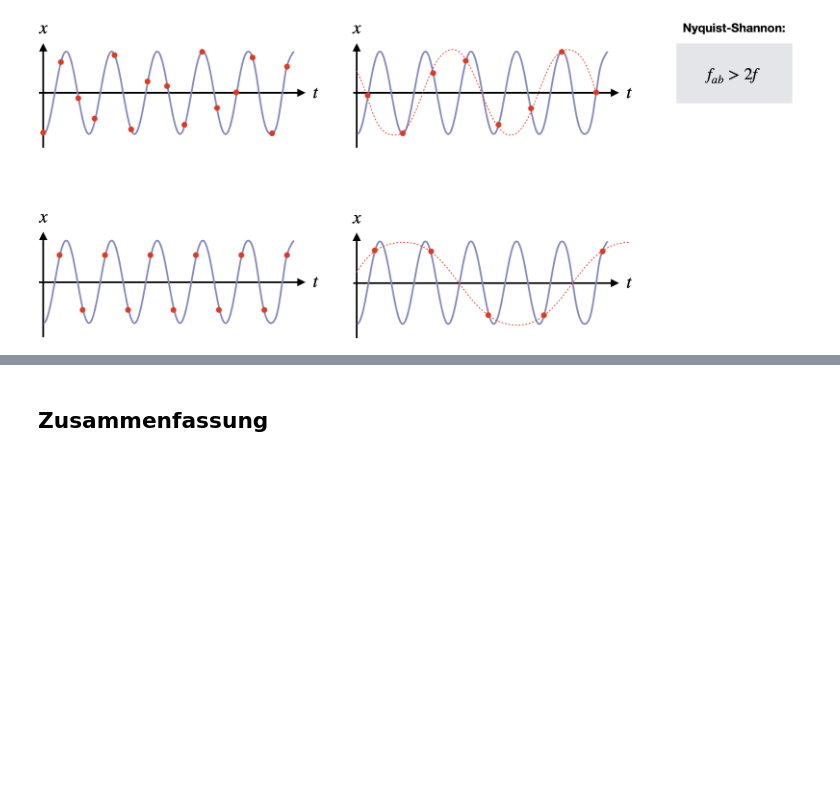
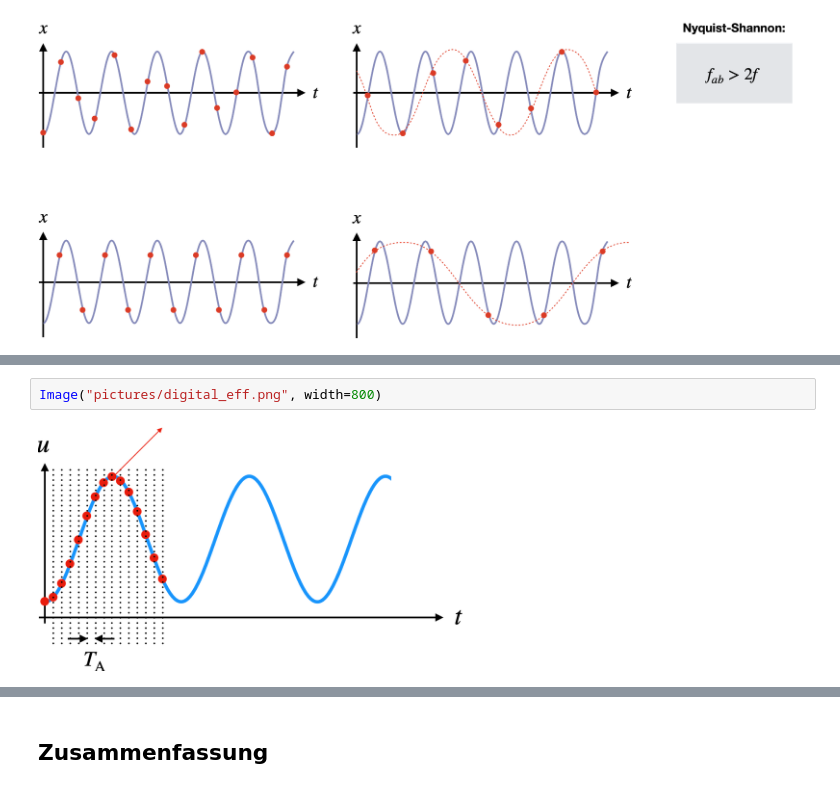
Before and after one commit to Kisleif/messtechnik-lecture, a Jupyter notebook: Messsignale.ipynb, the cells around one changed output, grey strips where cells are left out. Drawn from its saved outputs; the diff is of its cells as text; blank space fills up the shorter version.

```diff
--- a/Messsignale.ipynb
+++ b/Messsignale.ipynb
@@ -274,0 +324,4 @@ Image("pictures/aliasing.png", width=800)
+# %%
+Image("pictures/digital_eff.png", width=800)
+# %% [output]
+[figure, added]
```
Also changed, not shown: parts of 14 cells of this notebook, 4 other files.
